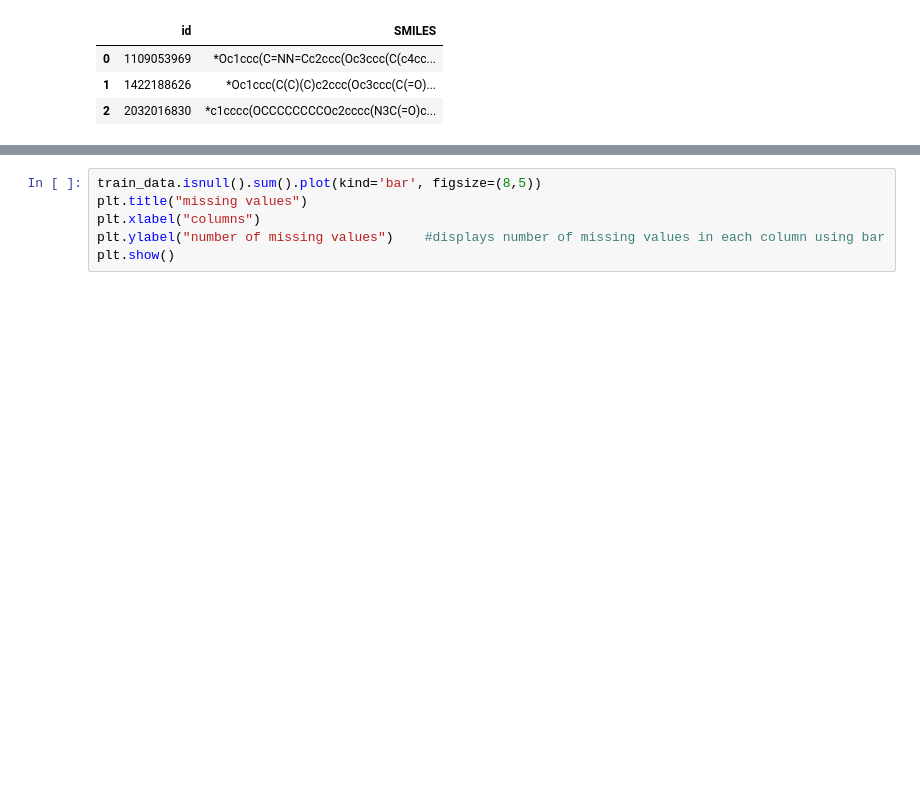
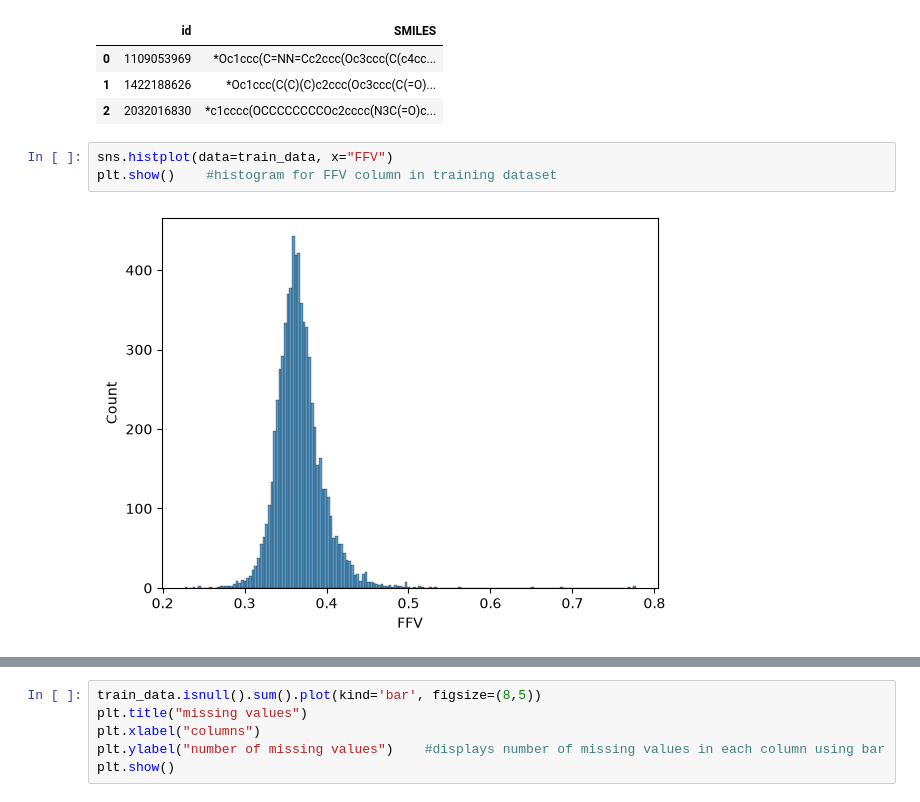
Before and after one commit to sciency-arshhiya/Open_Polymer_Prediction_Project, a Jupyter notebook: polymer_prediction.ipynb, the cells around one changed output, grey strips where cells are left out. Drawn from its saved outputs; the diff is of its cells as text; blank space fills up the shorter version.

```diff
--- a/polymer_prediction.ipynb
+++ b/polymer_prediction.ipynb
@@ -82,3 +82,8 @@ test_data.head()
 | 0 | 1109053969 | *Oc1ccc(C=NN=Cc2ccc(Oc3ccc(C(c4cc... |
 | 1 | 1422188626 | *Oc1ccc(C(C)(C)c2ccc(Oc3ccc(C(=O)... |
 | 2 | 2032016830 | *c1cccc(OCCCCCCCCOc2cccc(N3C(=O)c... |
+# %%
+sns.histplot(data=train_data, x="FFV")
+plt.show()    #histogram for FFV column in training dataset
+# %% [output]
+[figure, added]
```
Also changed, not shown: parts of 6 cells of this notebook.
